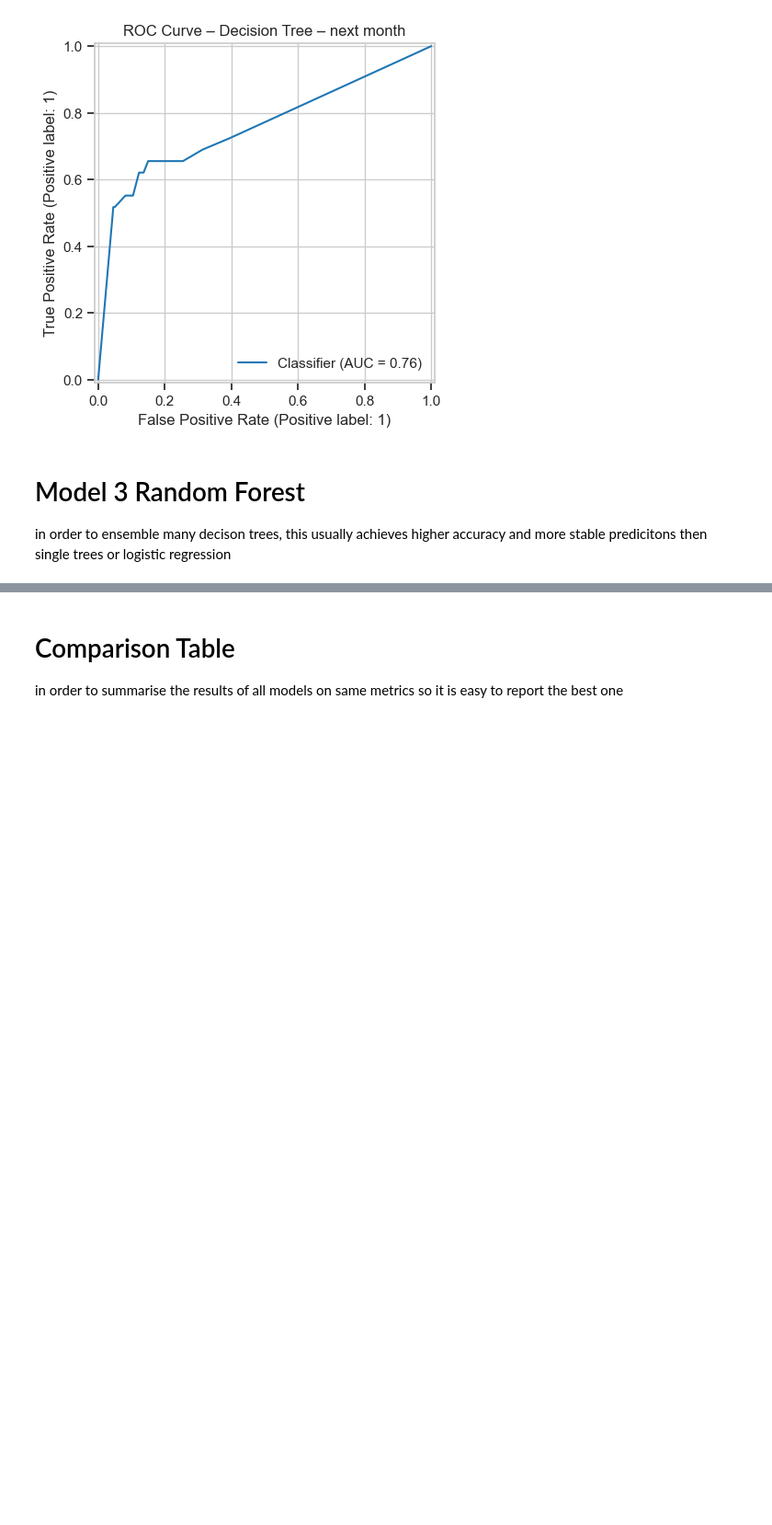
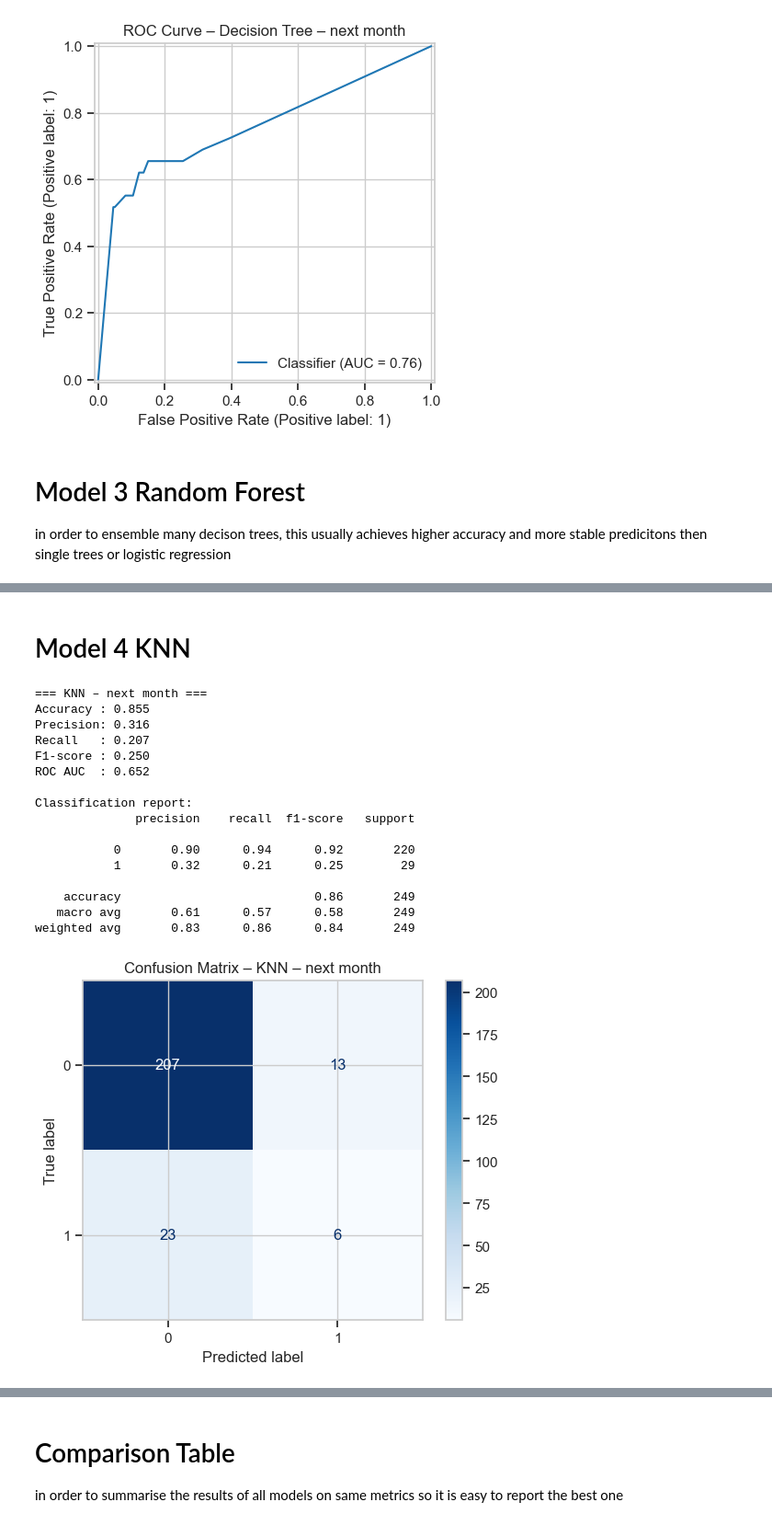
Before and after one commit to rosisneupane/nsw-water-quality-analysis, a Jupyter notebook: notebooks/02_modelling.ipynb, the cells around one changed output, grey strips where cells are left out. Shown at 92% size. Drawn from its saved outputs; the diff is of its cells as text; code cells hidden in the pictures; blank space fills up the shorter version.

```diff
--- a/notebooks/02_modelling.ipynb
+++ b/notebooks/02_modelling.ipynb
@@ -326,0 +327,2 @@ weighted avg       0.88      0.90      0.89       249
+# %% [markdown]
+# Model 4 KNN
@@ -326,0 +333,35 @@ weighted avg       0.88      0.90      0.89       249
+# %%
+# Model 4 : KNN (Distance-based model)
+# KNN requires scaling, so we explicitly add StandardScaler in pipeline
+
+knn = Pipeline(
+    steps=[
+        ("preprocess", preprocess),
+        ("scaler", StandardScaler(with_mean=False)),  # safe for one-hot sparse matrices
+        ("clf", KNeighborsClassifier(
+            n_neighbors=5,
+            weights="distance",   # improves performance in imbalance cases
+            metric="minkowski"
+        )),
+    ]
+)
+
+evaluate_model("KNN – next month", knn, X_train, X_test, y_train, y_test)
+# %% [output]
+=== KNN – next month ===
+Accuracy : 0.855
+Precision: 0.316
+Recall   : 0.207
+F1-score : 0.250
+ROC AUC  : 0.652
+
+Classification report:
+              precision    recall  f1-score   support
+
+           0       0.90      0.94      0.92       220
+           1       0.32      0.21      0.25        29
+
+    accuracy                           0.86       249
+   macro avg       0.61      0.57      0.58       249
+weighted avg       0.83      0.86      0.84       249
+[figure, added]
```
Also changed, not shown: parts of 5 cells of this notebook, 2 other files.
